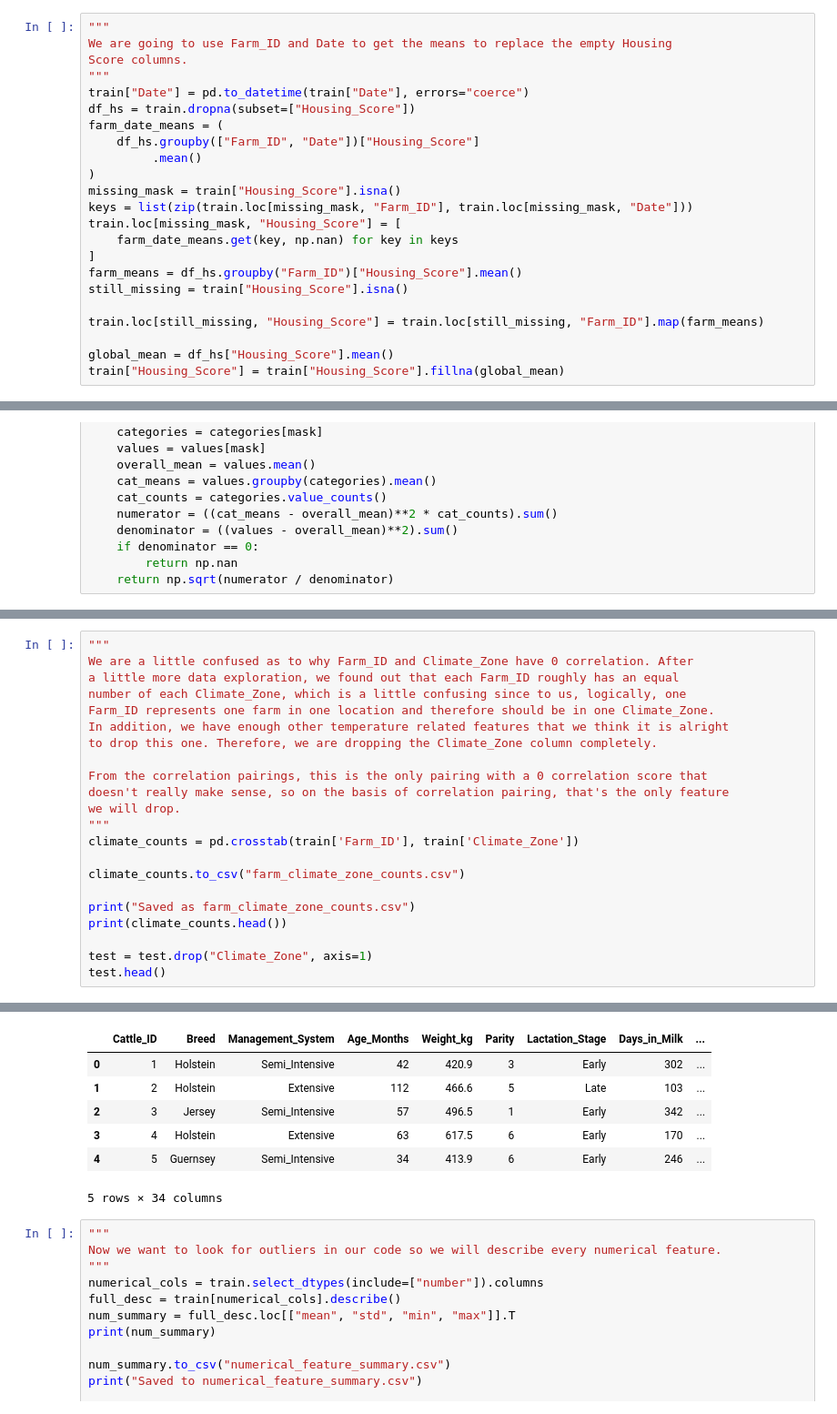
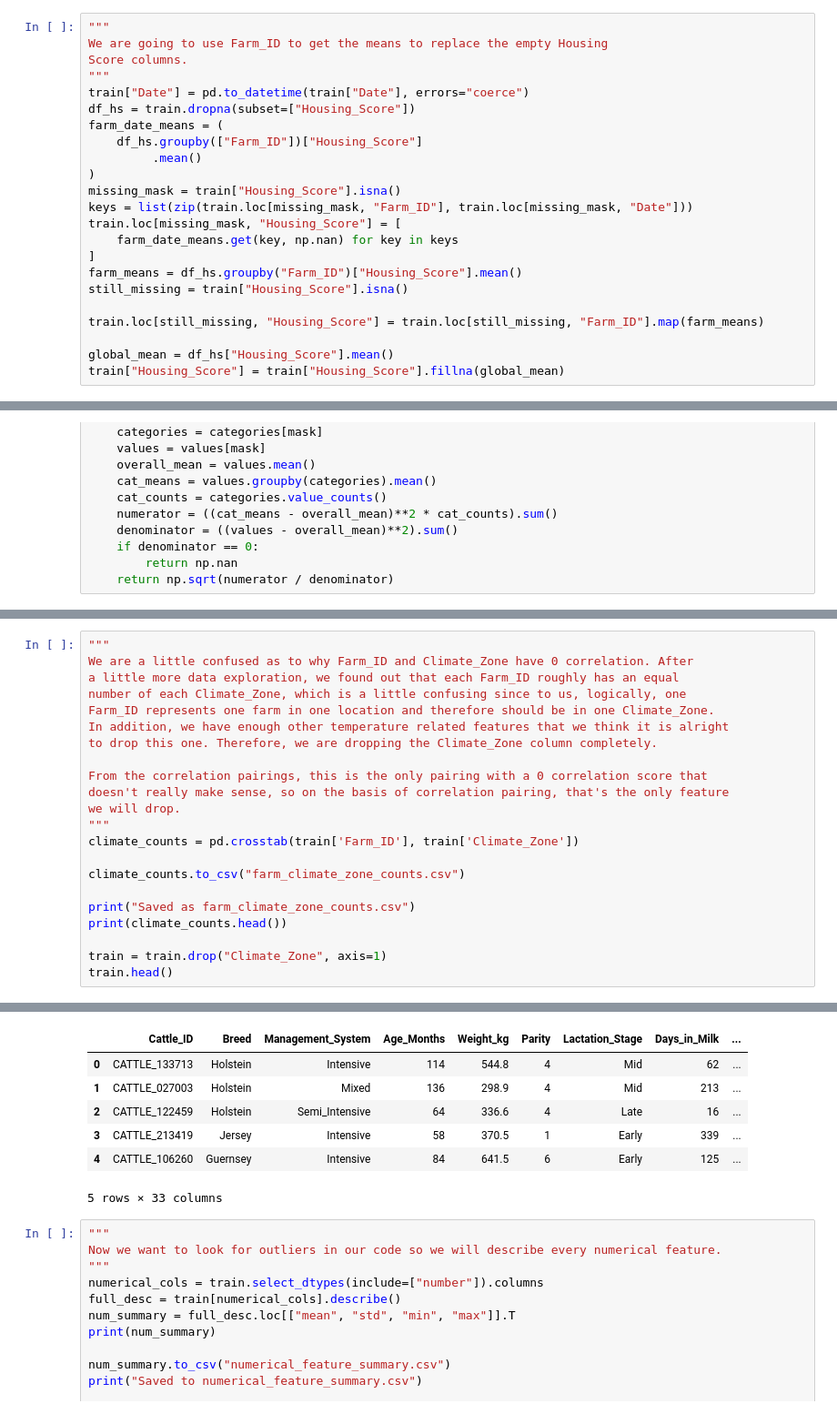
Before and after one commit to annie551/CowsFinalProject, a Jupyter notebook: data_preparation.ipynb, the cells around one changed output, grey strips where cells are left out. Shown: that part at 91% size. Saved outputs shown, nothing was run; the diff lists cells and outputs as text.

```diff
--- a/data_preparation.ipynb
+++ b/data_preparation.ipynb
@@ -233,12 +233,12 @@ Mean variance across groups: 0.04070881352110086
 # %%
 """
-We are going to use Farm_ID and Date to get the means to replace the empty Housing
+We are going to use Farm_ID to get the means to replace the empty Housing
 Score columns.
 """
 train["Date"] = pd.to_datetime(train["Date"], errors="coerce")
 df_hs = train.dropna(subset=["Housing_Score"])
 farm_date_means = (
-    df_hs.groupby(["Farm_ID", "Date"])["Housing_Score"]
+    df_hs.groupby(["Farm_ID"])["Housing_Score"]
          .mean()
 )
 missing_mask = train["Housing_Score"].isna()
@@ -513,41 +494,41 @@ to drop this one. Therefore, we are dropping the Climate_Zone column completely.
 
 From the correlation pairings, this is the only pairing with a 0 correlation score that
 doesn't really make sense, so on the basis of correlation pairing, that's the only feature
 we will drop.
 """
 climate_counts = pd.crosstab(train['Farm_ID'], train['Climate_Zone'])
 
 climate_counts.to_csv("farm_climate_zone_counts.csv")
 
 print("Saved as farm_climate_zone_counts.csv")
 print(climate_counts.head())
 
-test = test.drop("Climate_Zone", axis=1)
-test.head()
+train = train.drop("Climate_Zone", axis=1)
+train.head()
 # %% [output]
 Saved as farm_climate_zone_counts.csv
 Climate_Zone  Arid  Continental  Mediterranean  Subtropical  Temperate  \
 Farm_ID
 FARM_0001       27           37             30           36         27
 FARM_0002       35           34             28           35         40
 FARM_0003       29           35             36           37         40
 FARM_0004       31           41             34           38         44
 FARM_0005       35           34             45           24         33
 
 Climate_Zone  Tropical
 Farm_ID
 FARM_0001           42
 FARM_0002           28
 FARM_0003           27
 FARM_0004           40
 FARM_0005           42
 |  | Cattle_ID | Breed | Management_System | Age_Months | Weight_kg | Parity | Lactation_Stage | Days_in_Milk | ... |
-| 0 | 1 | Holstein | Semi_Intensive | 42 | 420.9 | 3 | Early | 302 | ... |
-| 1 | 2 | Holstein | Extensive | 112 | 466.6 | 5 | Late | 103 | ... |
-| 2 | 3 | Jersey | Semi_Intensive | 57 | 496.5 | 1 | Early | 342 | ... |
-| 3 | 4 | Holstein | Extensive | 63 | 617.5 | 6 | Early | 170 | ... |
-| 4 | 5 | Guernsey | Semi_Intensive | 34 | 413.9 | 6 | Early | 246 | ... |
+| 0 | CATTLE_133713 | Holstein | Intensive | 114 | 544.8 | 4 | Mid | 62 | ... |
+| 1 | CATTLE_027003 | Holstein | Mixed | 136 | 298.9 | 4 | Mid | 213 | ... |
+| 2 | CATTLE_122459 | Holstein | Semi_Intensive | 64 | 336.6 | 4 | Late | 16 | ... |
+| 3 | CATTLE_213419 | Jersey | Intensive | 58 | 370.5 | 1 | Early | 339 | ... |
+| 4 | CATTLE_106260 | Guernsey | Intensive | 84 | 641.5 | 6 | Early | 125 | ... |
-5 rows × 34 columns
+5 rows × 33 columns
 # %%
 """
 Now we want to look for outliers in our code so we will describe every numerical feature.
```
Also changed, not shown: parts of 8 cells of this notebook.
